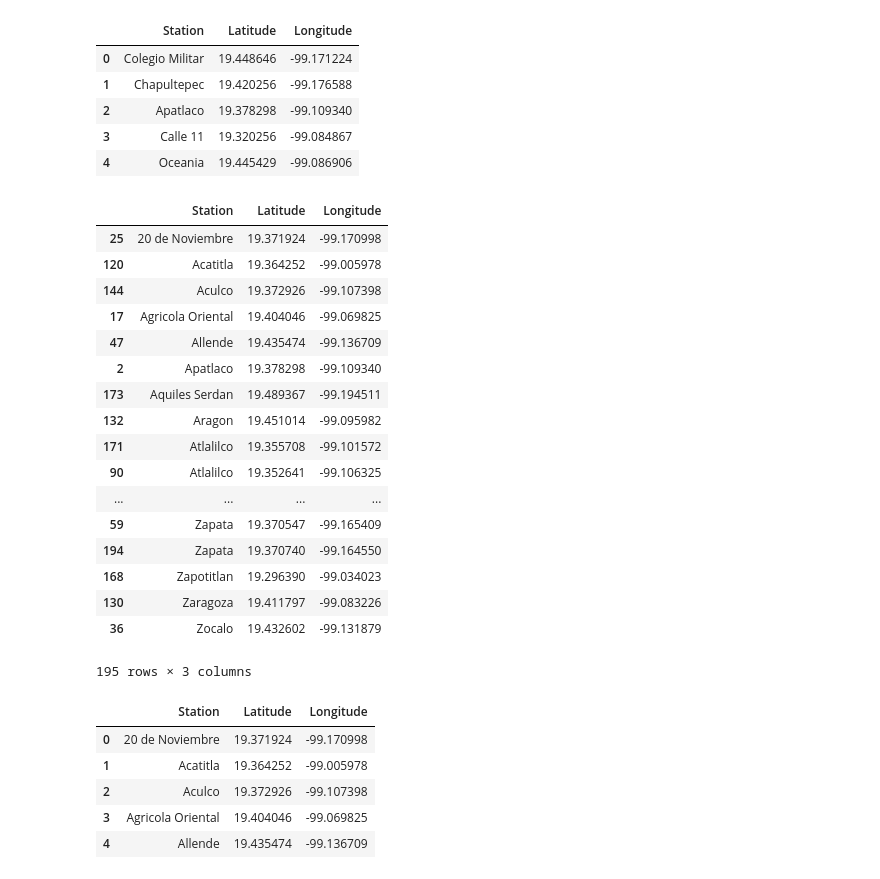
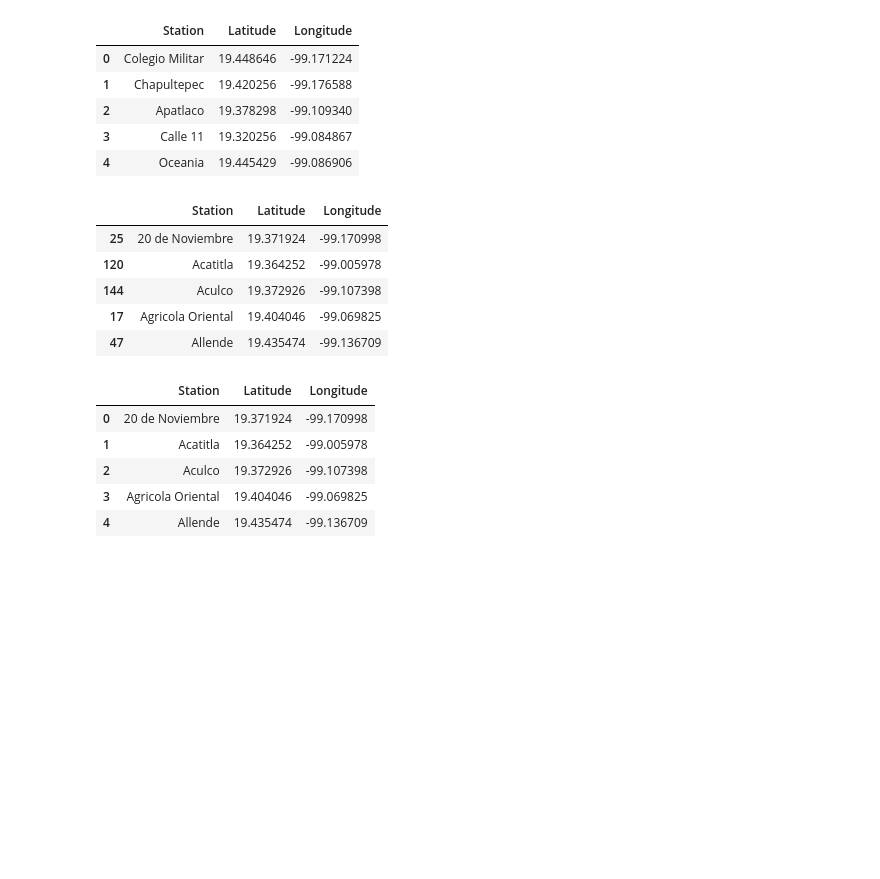
Before and after one commit to btellobravo/javadabadoo, a Jupyter notebook: SQLALCHEMY.PY2.ipynb, the cells around one changed output. Cells and saved outputs as stored; diff of their text form; code cells hidden in the pictures; blank space fills up the shorter version.

```diff
--- a/SQLALCHEMY.PY2.ipynb
+++ b/SQLALCHEMY.PY2.ipynb
@@ -182,26 +182,14 @@ last_estaciones_df.head()
 | 4 | Oceania | 19.445429 | -99.086906 |
 # %%
 descending_estaciones_df=last_estaciones_df.sort_values("Station",ascending=True)
-descending_estaciones_df
+descending_estaciones_df.head()
 # %% [output]
 |  | Station | Latitude | Longitude |
 | 25 | 20 de Noviembre | 19.371924 | -99.170998 |
 | 120 | Acatitla | 19.364252 | -99.005978 |
 | 144 | Aculco | 19.372926 | -99.107398 |
 | 17 | Agricola Oriental | 19.404046 | -99.069825 |
 | 47 | Allende | 19.435474 | -99.136709 |
-| 2 | Apatlaco | 19.378298 | -99.109340 |
-| 173 | Aquiles Serdan | 19.489367 | -99.194511 |
-| 132 | Aragon | 19.451014 | -99.095982 |
-| 171 | Atlalilco | 19.355708 | -99.101572 |
-| 90 | Atlalilco | 19.352641 | -99.106325 |
-| ... | ... | ... | ... |
-| 59 | Zapata | 19.370547 | -99.165409 |
-| 194 | Zapata | 19.370740 | -99.164550 |
-| 168 | Zapotitlan | 19.296390 | -99.034023 |
-| 130 | Zaragoza | 19.411797 | -99.083226 |
-| 36 | Zocalo | 19.432602 | -99.131879 |
-195 rows × 3 columns
 # %%
 no_index_estaciones=descending_estaciones_df.reset_index(drop=True)
 no_index_estaciones.head()
```
Also changed, not shown: parts of 15 cells of this notebook, 2 other files.
